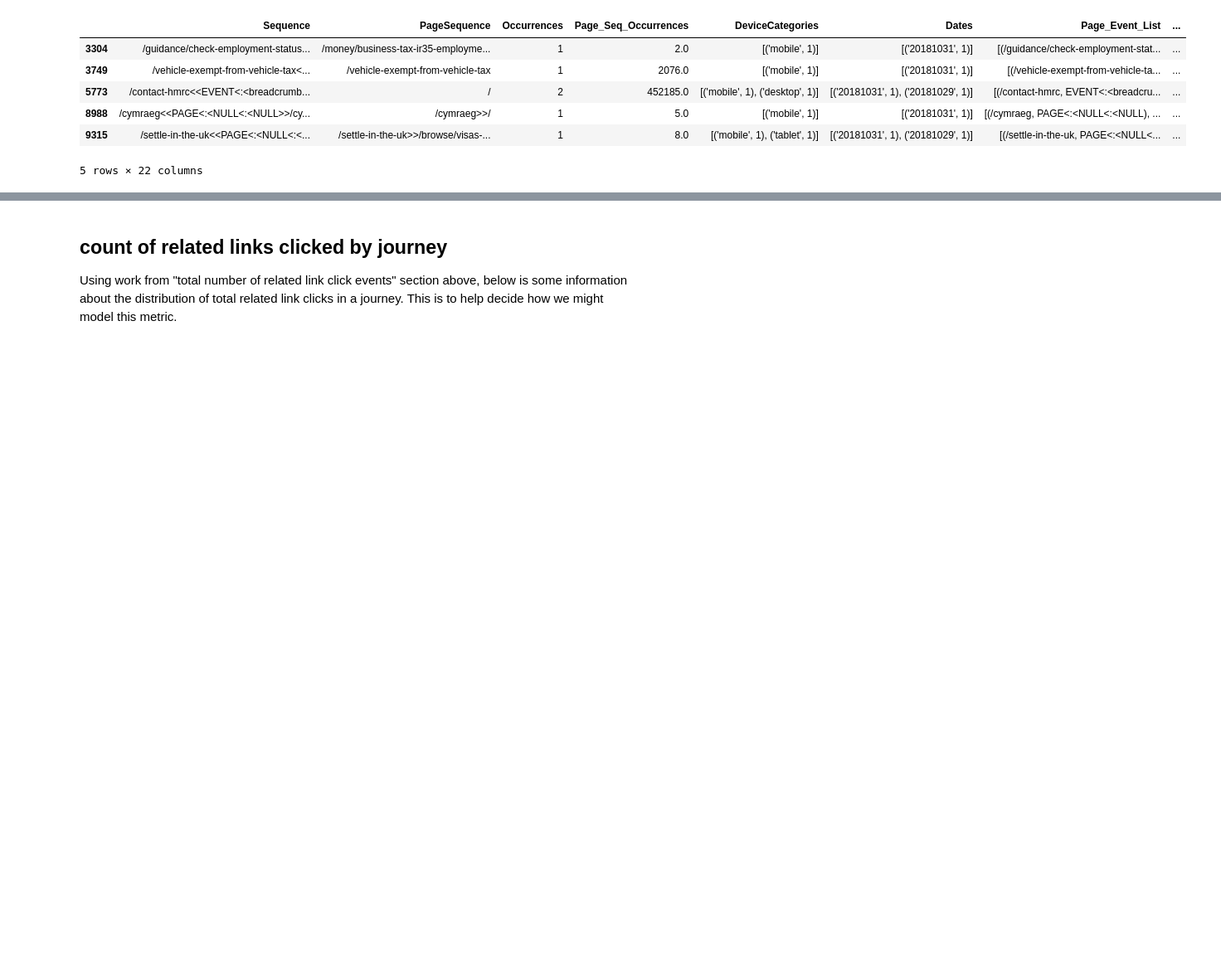
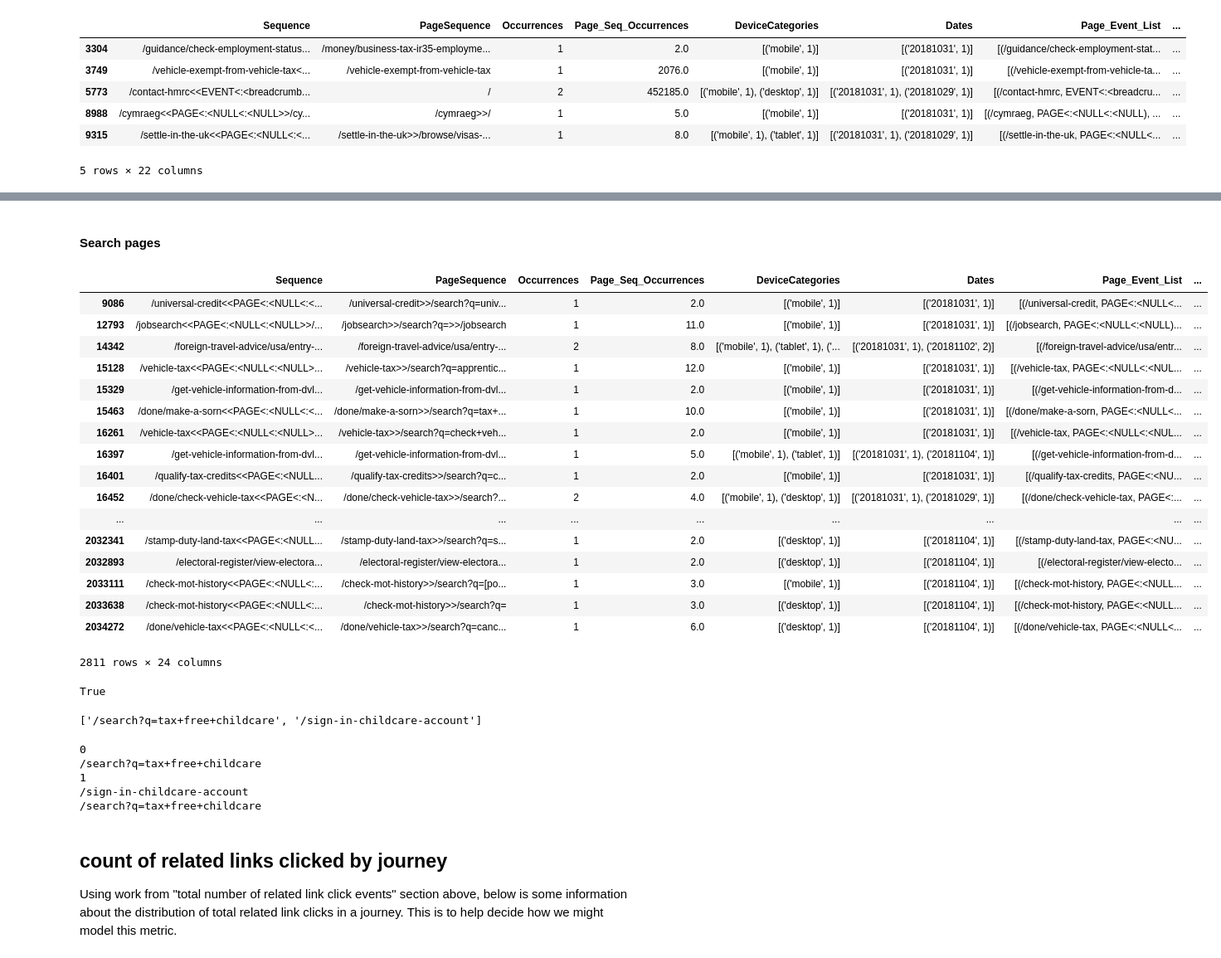
Before and after one commit to alphagov/govuk-network-data, a Jupyter notebook: notebooks/eda/generating_ab_test_data.ipynb, the cells around one changed output, grey strips where cells are left out. Shown at 83% size. Cells and saved outputs as stored; diff of their text form; code cells hidden in the pictures; blank space fills up the shorter version.

```diff
--- a/notebooks/eda/generating_ab_test_data.ipynb
+++ b/notebooks/eda/generating_ab_test_data.ipynb
@@ -424,3 +550,62 @@ df['Page_Event_List'][9315]
+# %% [markdown]
+#### Search pages
+# %%
+def count_search_from_content(page_list):
+    search_from_content = 0
+    for i, page in enumerate(page_list):
+        if i > 0:
+            if '/search?q=' in page:
+                if page_list[i-1] in thing_page_paths:
+                    search_from_content += 1
+            return search_from_content
+# %%
+df['Search_from_content_events'] = df['Page_List'].map(
+    count_search_from_content)
+# %%
+df[df['Search_from_content_events'] >0]
+# %% [output]
+|  | Sequence | PageSequence | Occurrences | Page_Seq_Occurrences | DeviceCategories | Dates | Page_Event_List | ... |
+| 9086 | /universal-credit<<PAGE<:<NULL<:<... | /universal-credit>>/search?q=univ... | 1 | 2.0 | [('mobile', 1)] | [('20181031', 1)] | [(/universal-credit, PAGE<:<NULL<... | ... |
+| 12793 | /jobsearch<<PAGE<:<NULL<:<NULL>>/... | /jobsearch>>/search?q=>>/jobsearch | 1 | 11.0 | [('mobile', 1)] | [('20181031', 1)] | [(/jobsearch, PAGE<:<NULL<:<NULL)... | ... |
+| 14342 | /foreign-travel-advice/usa/entry-... | /foreign-travel-advice/usa/entry-... | 2 | 8.0 | [('mobile', 1), ('tablet', 1), ('... | [('20181031', 1), ('20181102', 2)] | [(/foreign-travel-advice/usa/entr... | ... |
+| 15128 | /vehicle-tax<<PAGE<:<NULL<:<NULL>... | /vehicle-tax>>/search?q=apprentic... | 1 | 12.0 | [('mobile', 1)] | [('20181031', 1)] | [(/vehicle-tax, PAGE<:<NULL<:<NUL... | ... |
+| 15329 | /get-vehicle-information-from-dvl... | /get-vehicle-information-from-dvl... | 1 | 2.0 | [('mobile', 1)] | [('20181031', 1)] | [(/get-vehicle-information-from-d... | ... |
+| 15463 | /done/make-a-sorn<<PAGE<:<NULL<:<... | /done/make-a-sorn>>/search?q=tax+... | 1 | 10.0 | [('mobile', 1)] | [('20181031', 1)] | [(/done/make-a-sorn, PAGE<:<NULL<... | ... |
+| 16261 | /vehicle-tax<<PAGE<:<NULL<:<NULL>... | /vehicle-tax>>/search?q=check+veh... | 1 | 2.0 | [('mobile', 1)] | [('20181031', 1)] | [(/vehicle-tax, PAGE<:<NULL<:<NUL... | ... |
+| 16397 | /get-vehicle-information-from-dvl... | /get-vehicle-information-from-dvl... | 1 | 5.0 | [('mobile', 1), ('tablet', 1)] | [('20181031', 1), ('20181104', 1)] | [(/get-vehicle-information-from-d... | ... |
+| 16401 | /qualify-tax-credits<<PAGE<:<NULL... | /qualify-tax-credits>>/search?q=c... | 1 | 2.0 | [('mobile', 1)] | [('20181031', 1)] | [(/qualify-tax-credits, PAGE<:<NU... | ... |
+| 16452 | /done/check-vehicle-tax<<PAGE<:<N... | /done/check-vehicle-tax>>/search?... | 2 | 4.0 | [('mobile', 1), ('desktop', 1)] | [('20181031', 1), ('20181029', 1)] | [(/done/check-vehicle-tax, PAGE<:... | ... |
+| ... | ... | ... | ... | ... | ... | ... | ... | ... |
+| 2032341 | /stamp-duty-land-tax<<PAGE<:<NULL... | /stamp-duty-land-tax>>/search?q=s... | 1 | 2.0 | [('desktop', 1)] | [('20181104', 1)] | [(/stamp-duty-land-tax, PAGE<:<NU... | ... |
+| 2032893 | /electoral-register/view-electora... | /electoral-register/view-electora... | 1 | 2.0 | [('desktop', 1)] | [('20181104', 1)] | [(/electoral-register/view-electo... | ... |
+| 2033111 | /check-mot-history<<PAGE<:<NULL<:... | /check-mot-history>>/search?q=[po... | 1 | 3.0 | [('mobile', 1)] | [('20181104', 1)] | [(/check-mot-history, PAGE<:<NULL... | ... |
+| 2033638 | /check-mot-history<<PAGE<:<NULL<:... | /check-mot-history>>/search?q= | 1 | 3.0 | [('desktop', 1)] | [('20181104', 1)] | [(/check-mot-history, PAGE<:<NULL... | ... |
+| 2034272 | /done/vehicle-tax<<PAGE<:<NULL<:<... | /done/vehicle-tax>>/search?q=canc... | 1 | 6.0 | [('desktop', 1)] | [('20181104', 1)] | [(/done/vehicle-tax, PAGE<:<NULL<... | ... |
+2811 rows × 24 columns
+# %%
+'/' in thing_page_paths
+# %% [output]
+True
+# %%
+df['Page_List'][11506]
+# %% [output]
+['/search?q=tax+free+childcare', '/sign-in-childcare-account']
+# %%
+page_list = ['/search?q=tax+free+childcare', '/sign-in-childcare-account']
+for i, page in enumerate(page_list):
+    print(i)
+    print(page)
+    if i > 0:
+        print(page_list[i-1])
+        if '/search?q=' in page:
+            print(page_list[i-1])
+            print(page_list[i-1] in thing_page_paths)
+# %% [output]
+0
+/search?q=tax+free+childcare
+1
+/sign-in-childcare-account
+/search?q=tax+free+childcare
 # %% [markdown]
 ## count of related links clicked by journey
 
```
Also changed, not shown: parts of 27 cells of this notebook, 1 other file.
